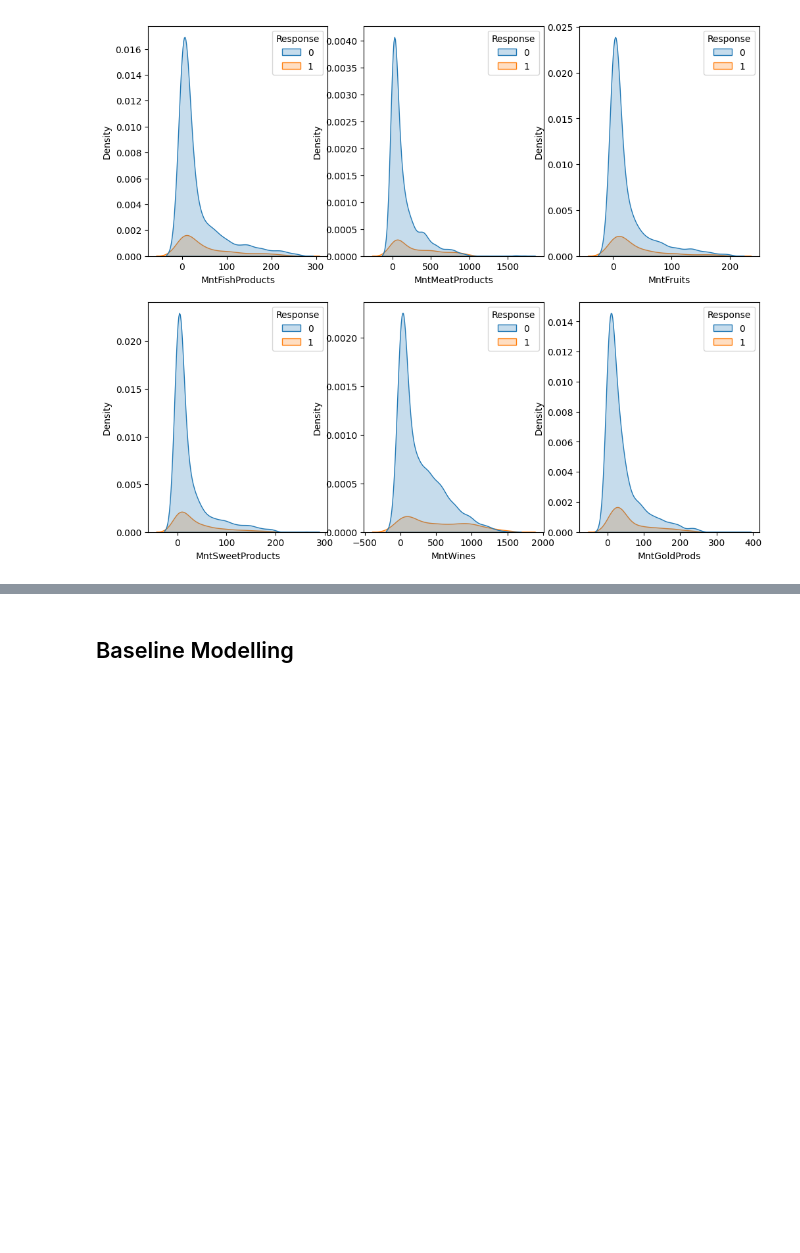
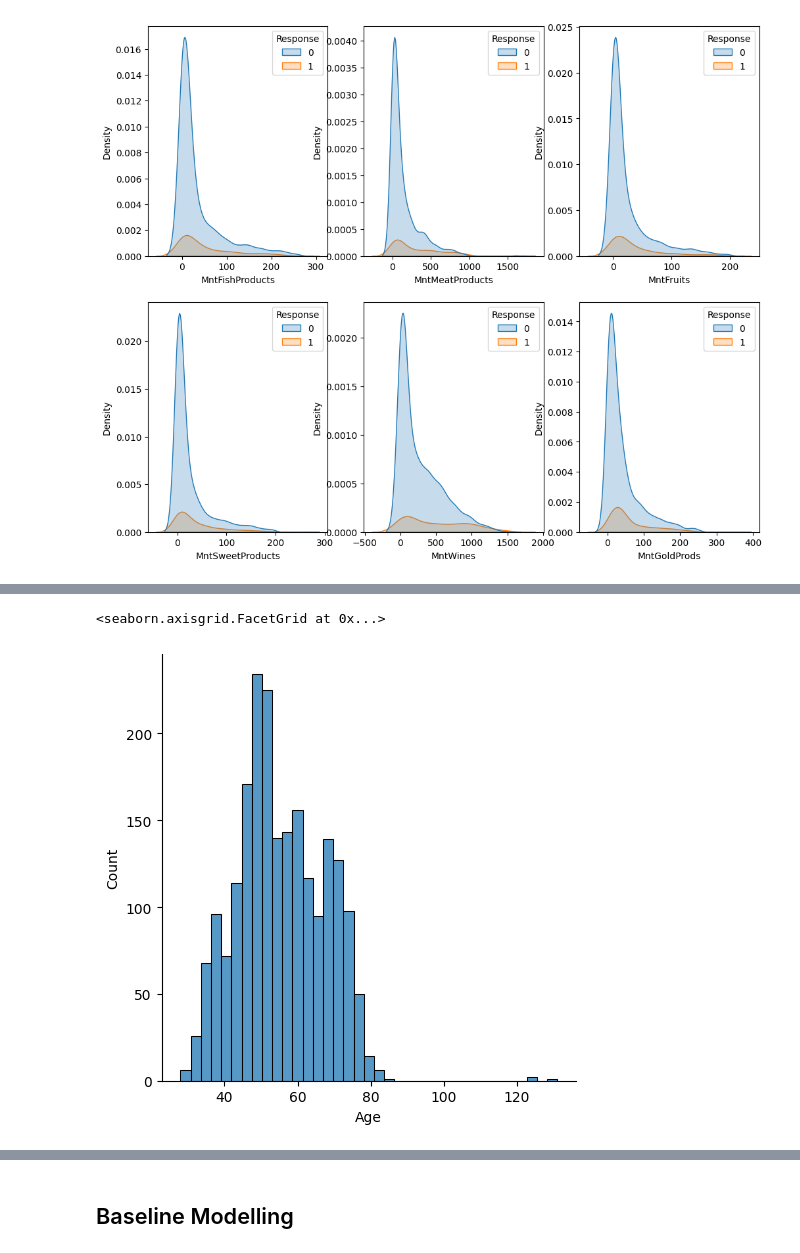
Before and after one commit to Ronan-Daliuag/Determining-Leads, a Jupyter notebook: Padrejuan.ipynb, the cells around one changed output, grey strips where cells are left out. Saved outputs shown, nothing was run; the diff lists cells and outputs as text; code cells hidden in the pictures; blank space fills up the shorter version.

```diff
--- a/Padrejuan.ipynb
+++ b/Padrejuan.ipynb
@@ -236,0 +316,5 @@ plt.show()
+# %%
+sns.displot(normalized_income['Age'])
+# %% [output]
+<seaborn.axisgrid.FacetGrid at 0x...>
+[figure, added]
```
Also changed, not shown: parts of 10 cells of this notebook, 2 other files.
